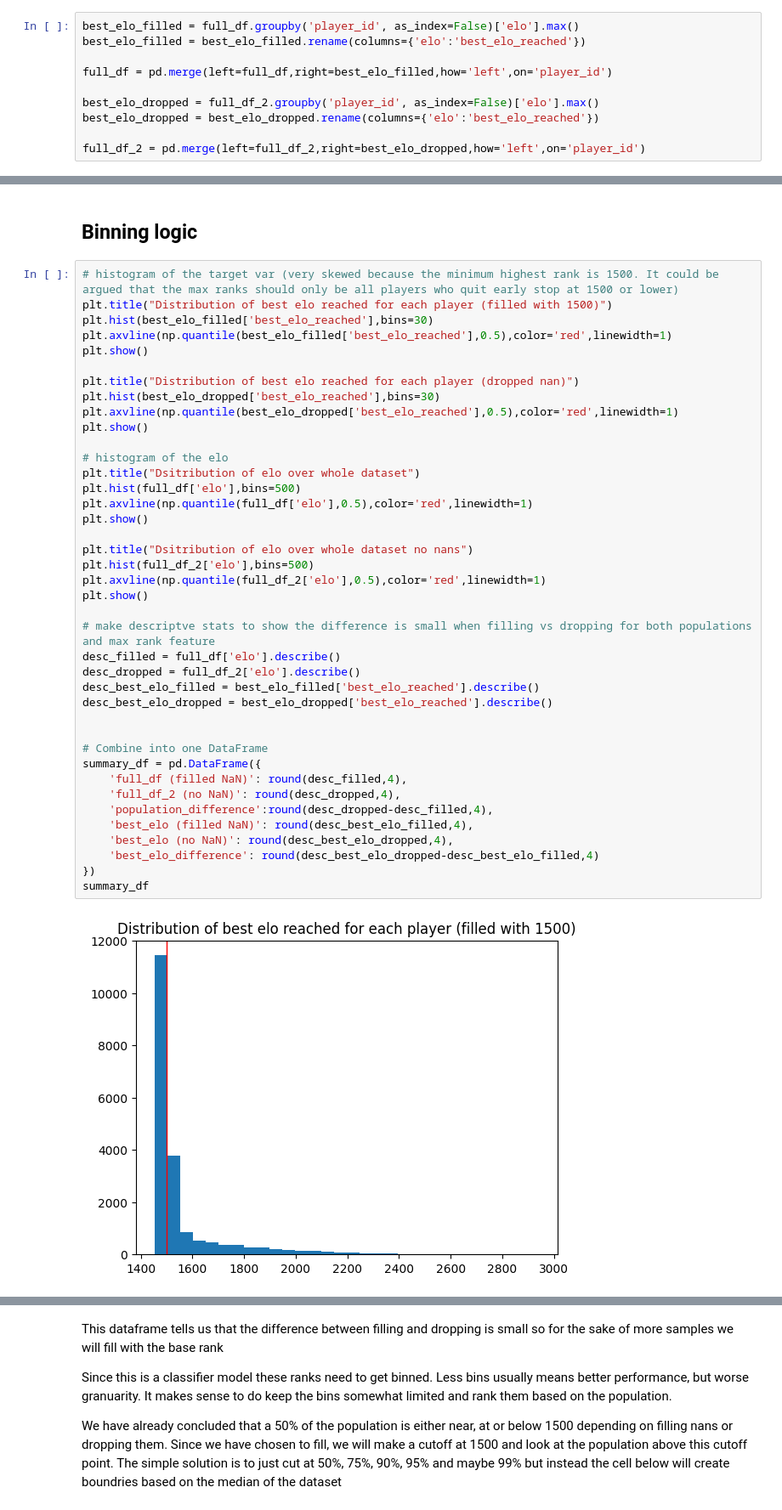
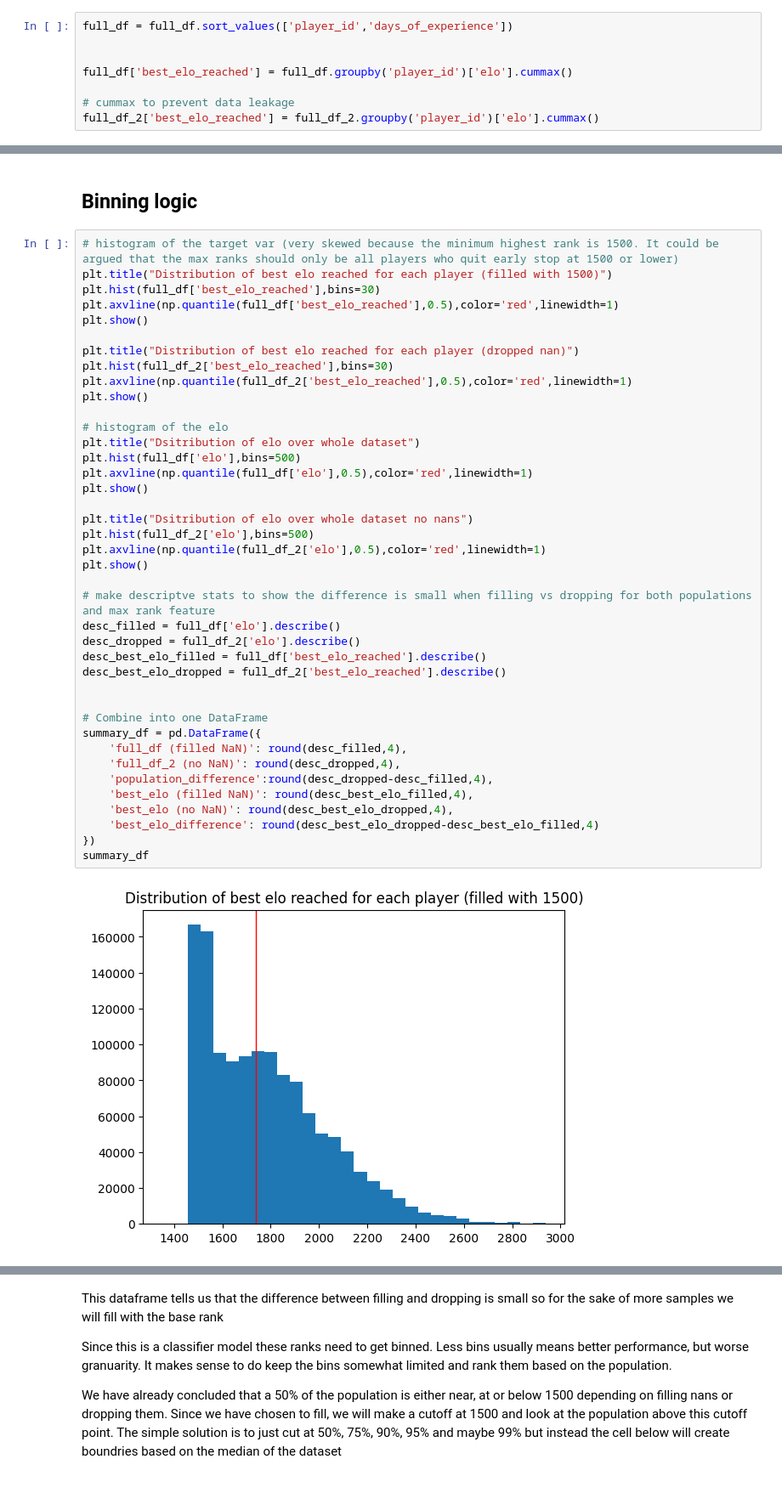
Before and after one commit to GolbertCeitaPages/CMI-DataScience-Project, a Jupyter notebook: old_testing_files/preprocessing_knn_classifier.ipynb, the cells around one changed output, grey strips where cells are left out. Shown at 85% size. Cells and saved outputs as stored; diff of their text form.

```diff
--- a/old_testing_files/preprocessing_knn_classifier.ipynb
+++ b/old_testing_files/preprocessing_knn_classifier.ipynb
@@ -154,13 +154,11 @@ print(full_df_2['elo'].isna().sum())
 0
 # %% [markdown]
 Create the max player elo and join to full_df as best elo reached
-# %%
-best_elo_filled = full_df.groupby('player_id', as_index=False)['elo'].max()
-best_elo_filled = best_elo_filled.rename(columns={'elo':'best_elo_reached'})
-
-full_df = pd.merge(left=full_df,right=best_elo_filled,how='left',on='player_id')
-
-best_elo_dropped = full_df_2.groupby('player_id', as_index=False)['elo'].max()
-best_elo_dropped = best_elo_dropped.rename(columns={'elo':'best_elo_reached'})
-
-full_df_2 = pd.merge(left=full_df_2,right=best_elo_dropped,how='left',on='player_id')
+# %%
+full_df = full_df.sort_values(['player_id','days_of_experience'])
+
+
+full_df['best_elo_reached'] = full_df.groupby('player_id')['elo'].cummax()
+
+# cummax to prevent data leakage
+full_df_2['best_elo_reached'] = full_df_2.groupby('player_id')['elo'].cummax()
@@ -169,42 +173,42 @@ full_df_2 = pd.merge(left=full_df_2,right=best_elo_dropped,how='left',on='player
 # %%
 # histogram of the target var (very skewed because the minimum highest rank is 1500. It could be argued that the max ranks should only be all players who quit early stop at 1500 or lower)
 plt.title("Distribution of best elo reached for each player (filled with 1500)")
-plt.hist(best_elo_filled['best_elo_reached'],bins=30)
-plt.axvline(np.quantile(best_elo_filled['best_elo_reached'],0.5),color='red',linewidth=1)
+plt.hist(full_df['best_elo_reached'],bins=30)
+plt.axvline(np.quantile(full_df['best_elo_reached'],0.5),color='red',linewidth=1)
 plt.show()
 
 plt.title("Distribution of best elo reached for each player (dropped nan)")
-plt.hist(best_elo_dropped['best_elo_reached'],bins=30)
-plt.axvline(np.quantile(best_elo_dropped['best_elo_reached'],0.5),color='red',linewidth=1)
+plt.hist(full_df_2['best_elo_reached'],bins=30)
+plt.axvline(np.quantile(full_df_2['best_elo_reached'],0.5),color='red',linewidth=1)
 plt.show()
 
 # histogram of the elo
 plt.title("Dsitribution of elo over whole dataset")
 plt.hist(full_df['elo'],bins=500)
 plt.axvline(np.quantile(full_df['elo'],0.5),color='red',linewidth=1)
 plt.show()
 
 plt.title("Dsitribution of elo over whole dataset no nans")
 plt.hist(full_df_2['elo'],bins=500)
 plt.axvline(np.quantile(full_df_2['elo'],0.5),color='red',linewidth=1)
 plt.show()
 
 # make descriptve stats to show the difference is small when filling vs dropping for both populations and max rank feature
 desc_filled = full_df['elo'].describe()
 desc_dropped = full_df_2['elo'].describe()
-desc_best_elo_filled = best_elo_filled['best_elo_reached'].describe()
-desc_best_elo_dropped = best_elo_dropped['best_elo_reached'].describe()
+desc_best_elo_filled = full_df['best_elo_reached'].describe()
+desc_best_elo_dropped = full_df_2['best_elo_reached'].describe()
 
 
 # Combine into one DataFrame
 summary_df = pd.DataFrame({
     'full_df (filled NaN)': round(desc_filled,4),
     'full_df_2 (no NaN)': round(desc_dropped,4),
     'population_difference':round(desc_dropped-desc_filled,4),
     'best_elo (filled NaN)': round(desc_best_elo_filled,4),
     'best_elo (no NaN)': round(desc_best_elo_dropped,4),
     'best_elo_difference': round(desc_best_elo_dropped-desc_best_elo_filled,4)
 })
 summary_df
 # %% [output]
-[figure, old version]
+[figure, new version]
```
Also changed, not shown: parts of 27 cells of this notebook, 1 other file.
